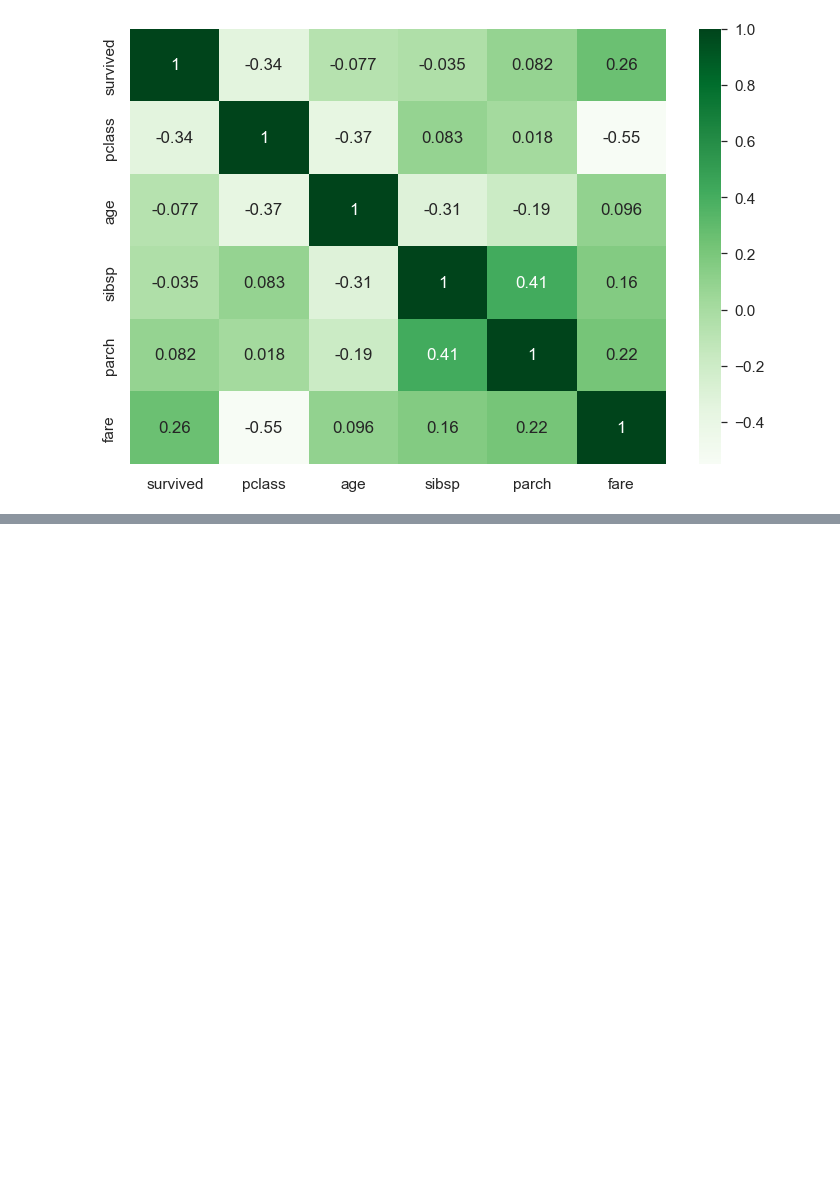
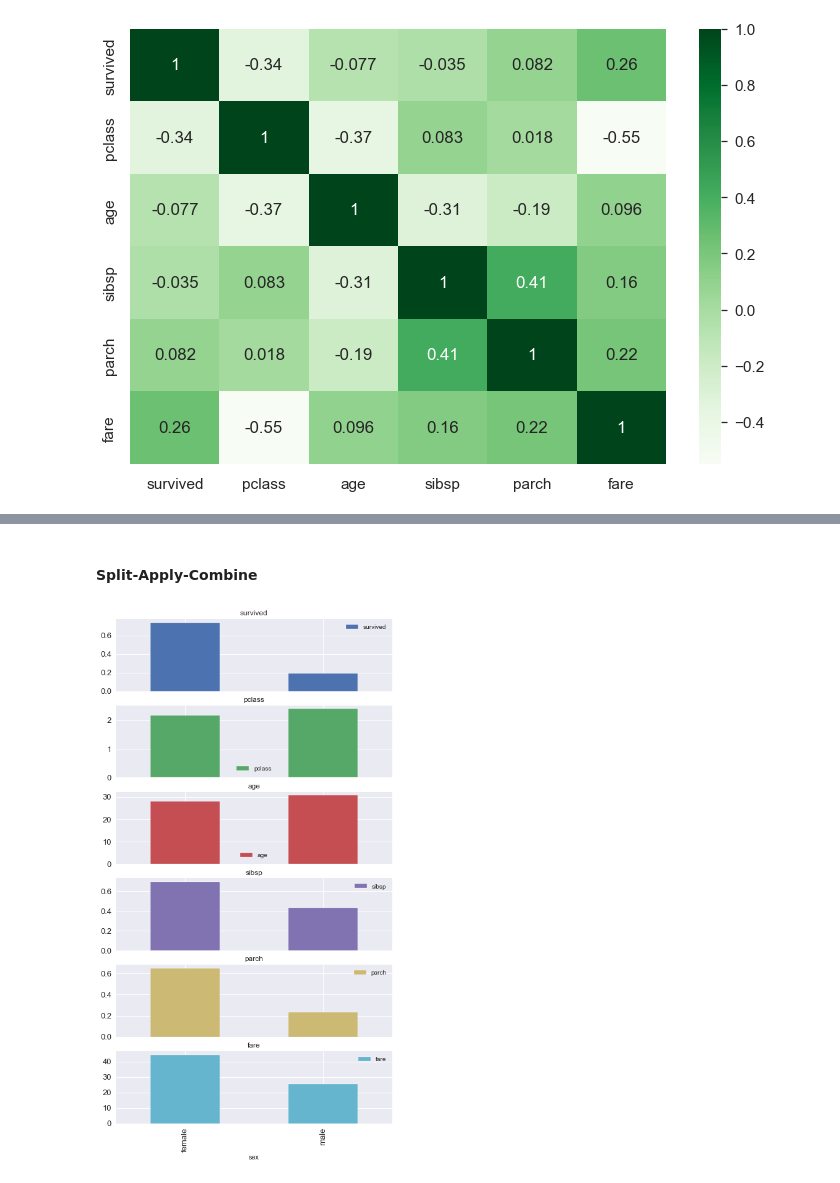
Before and after one commit to Jayce77/pythonDataCookbook, a Jupyter notebook: dataVisualizationExamples.ipynb, the cells around one changed output, grey strips where cells are left out. Drawn from its saved outputs; the diff is of its cells as text; code cells hidden in the pictures; blank space fills up the shorter version.

Commit message:
Pandas groupby split-apply-combine

```diff
--- a/dataVisualizationExamples.ipynb
+++ b/dataVisualizationExamples.ipynb
@@ -381,3 +381,6 @@ sns.heatmap(titanic.corr(), annot=True, cmap='Greens')
 plt.show()
 # %% [output]
 [figure]
+# %%
+titanic = pd.read_csv('data/titanic.csv')
+titanic.head()
@@ -383,0 +394,10 @@ plt.show()
+# %% [markdown]
+#### Split-Apply-Combine
+# %%
+avgs = titanic.groupby('sex').mean()
+# %%
+plt.style.use('seaborn')
+avgs.plot(kind='bar', subplots=True, figsize=(8,15), fontsize=13)
+plt.show()
+# %% [output]
+[figure, added]
```
Also changed, not shown: parts of 1 cell of this notebook, 1 other file.
